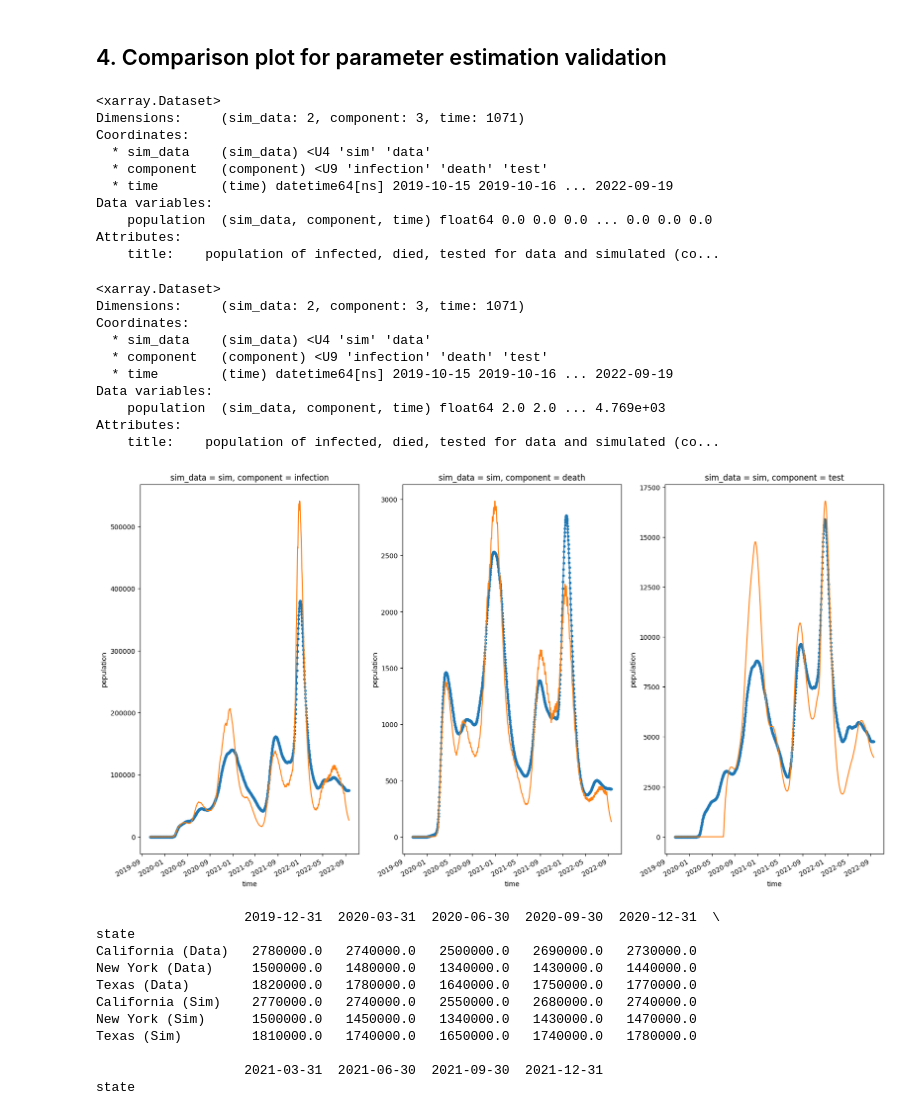
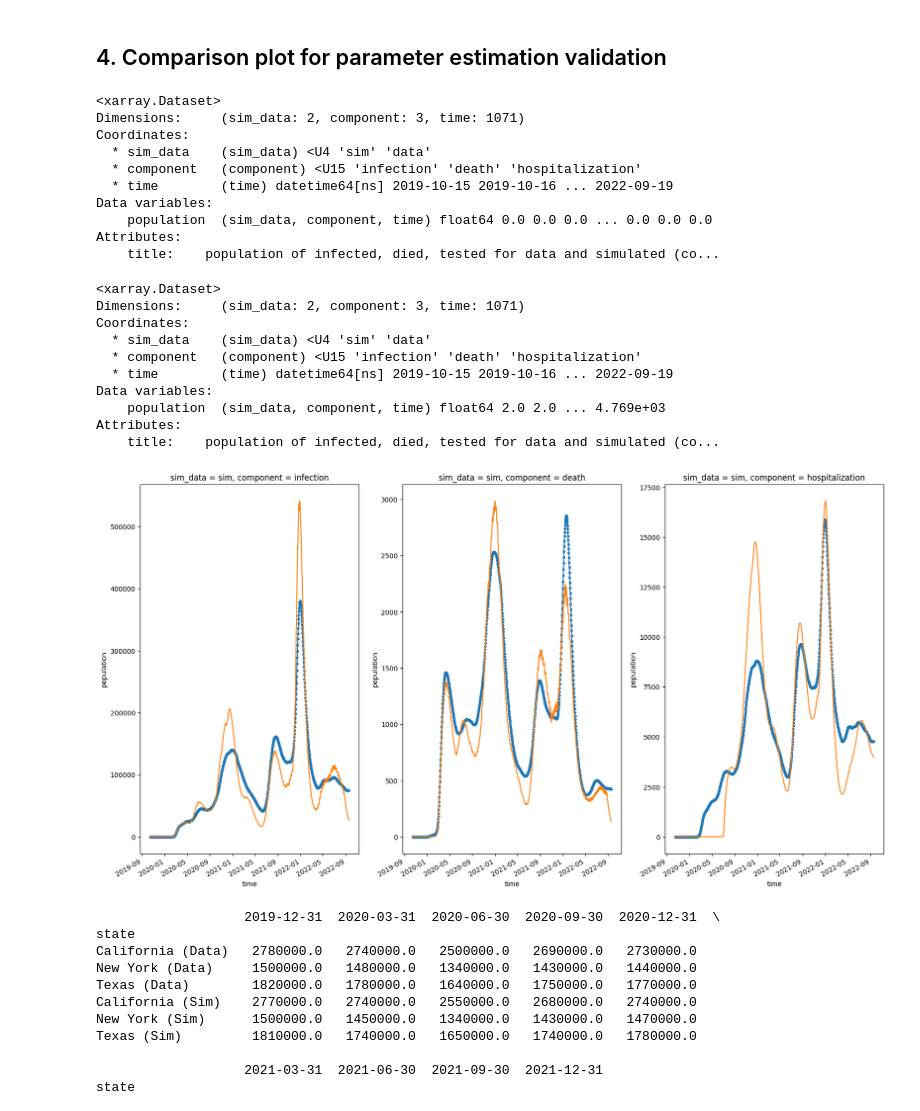
Before and after one commit to hyunjimoon/VaccineMisinf, a Jupyter notebook: V79/vac_cost_eff.ipynb, the cells around one changed output. Saved outputs shown, nothing was run; the diff lists cells and outputs as text; code cells hidden in the pictures.

```diff
--- a/V79/vac_cost_eff.ipynb
+++ b/V79/vac_cost_eff.ipynb
@@ -274,7 +309,7 @@ df.columns.set_names(["sim_data", "component"], inplace=True)
 test_fit_dict = {
     "coords": {
         'sim_data': {"dims": ("sim_data"), "data": ["sim", "data"]},
-        'component': {"dims": ("component"),  "data": ['infection', 'death', 'test']},
+        'component': {"dims": ("component"),  "data": ['infection', 'death', 'hospitalization']},
         'time': {"dims": ("time"), "data": df.index},
         #'space': {"dims" : ("space"), "data": state_names} didn't implement space disaggregation for sim_data comparison yet
     },
@@ -291,7 +326,7 @@ test_fit_xr
 Dimensions:     (sim_data: 2, component: 3, time: 1071)
 Coordinates:
   * sim_data    (sim_data) <U4 'sim' 'data'
-  * component   (component) <U9 'infection' 'death' 'test'
+  * component   (component) <U15 'infection' 'death' 'hospitalization'
   * time        (time) datetime64[ns] 2019-10-15 2019-10-16 ... 2022-09-19
 Data variables:
     population  (sim_data, component, time) float64 0.0 0.0 0.0 ... 0.0 0.0 0.0
@@ -299,10 +334,10 @@ Attributes:
     title:    population of infected, died, tested for data and simulated (co...
 # %%
 test_fit_xr['population'].loc[dict(sim_data = 'sim', component = 'infection')] =  df.loc[:, ('Sim', 'Infection')]
-test_fit_xr['population'].loc[dict(sim_data = 'sim', component = 'test')] =  df.loc[:, ('Sim', 'Test')]
+test_fit_xr['population'].loc[dict(sim_data = 'sim', component = 'hospitalization')] =  df.loc[:, ('Sim', 'Test')]
 test_fit_xr['population'].loc[dict(sim_data = 'sim', component = 'death')] =  df.loc[:, ('Sim', 'Death')]
 test_fit_xr['population'].loc[dict(sim_data = 'data', component = 'infection')] =  df.loc[:, ('Data', 'Infection')]
-test_fit_xr['population'].loc[dict(sim_data = 'data', component = 'test')] =  df.loc[:, ('Data', 'Test')]
+test_fit_xr['population'].loc[dict(sim_data = 'data', component = 'hospitalization')] =  df.loc[:, ('Data', 'Test')]
 test_fit_xr['population'].loc[dict(sim_data = 'data', component = 'death')] =  df.loc[:, ('Data', 'Death')]
 test_fit_xr
 # %% [output]
@@ -310,7 +345,7 @@ test_fit_xr
 Dimensions:     (sim_data: 2, component: 3, time: 1071)
 Coordinates:
   * sim_data    (sim_data) <U4 'sim' 'data'
-  * component   (component) <U9 'infection' 'death' 'test'
+  * component   (component) <U15 'infection' 'death' 'hospitalization'
   * time        (time) datetime64[ns] 2019-10-15 2019-10-16 ... 2022-09-19
 Data variables:
     population  (sim_data, component, time) float64 2.0 2.0 ... 4.769e+03
@@ -318,11 +353,14 @@ Attributes:
     title:    population of infected, died, tested for data and simulated (co...
 # %%
 fig, axes = plt.subplots(1, 3, figsize=(20, 10))
+
 for comp, ax in zip(test_fit_xr.component, axes):
-    test_fit_xr.sel(dict(component = comp, sim_data='data'))['population'].plot.line(ax = ax, x = 'time', marker ='.', markersize = 6)
-    test_fit_xr.sel(dict(component = comp, sim_data='sim'))['population'].plot.line(ax = ax, x = 'time', )
+    test_fit_xr.sel(dict(component = comp, sim_data='data'))['population'].plot.line(ax = ax, x = 'time', marker ='.', markersize = 6, add_legend = True)
+    test_fit_xr.sel(dict(component = comp, sim_data='sim'))['population'].plot.line(ax = ax, x = 'time', add_legend = True)
+
+    #plt.title(f"{comp} with blue as data and orange as simulated")
 # %% [output]
-[figure, old version]
+[figure, new version]
 # %%
 import pandas
 import datetime
```
Also changed, not shown: parts of 30 cells of this notebook.
